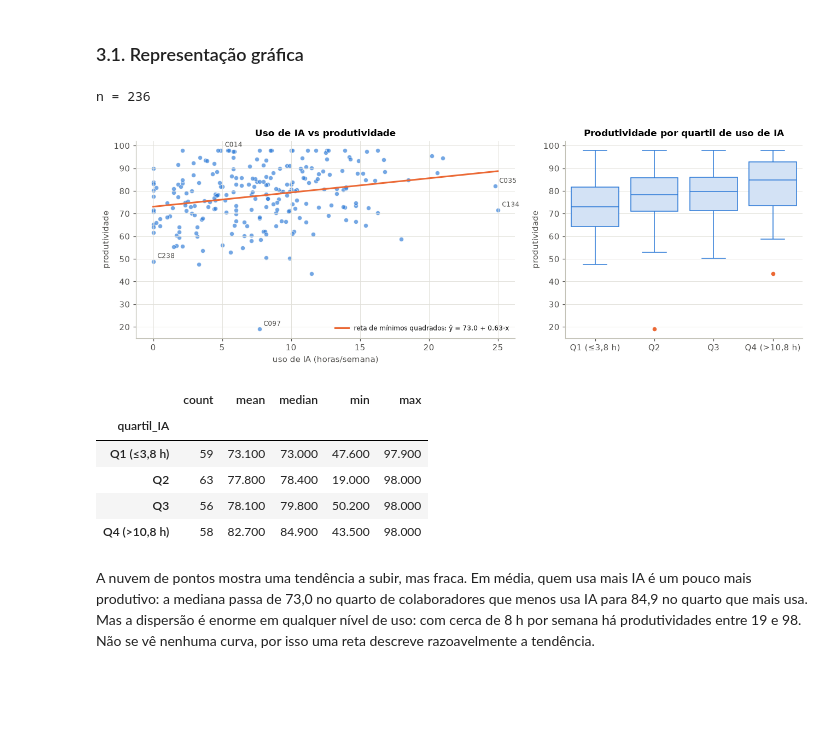
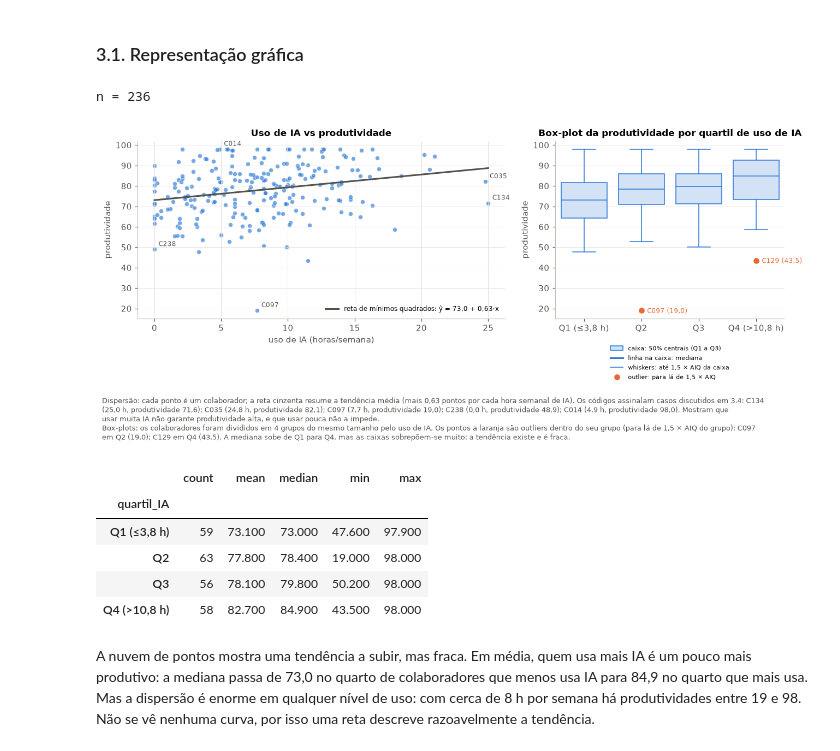
Before and after one commit to gcoutinho-ipca/tp1-mepa-ia-produtividade, a Jupyter notebook: TP1_MEPA_IA_Produtividade.ipynb, the cells around one changed output. Drawn from its saved outputs; the diff is of its cells as text; code cells hidden in the pictures; blank space fills up the shorter version.

```diff
--- a/TP1_MEPA_IA_Produtividade.ipynb
+++ b/TP1_MEPA_IA_Produtividade.ipynb
@@ -698,38 +790,58 @@ Quem mais usa IA é o **C134 (25 h por semana)**, com produtividade **71,6**, ab
 # %%
 # ────────────────────────────────────────────────────────────────────────────────────────
 # BLOCO 3.1 · Gráfico da relação entre IA e produtividade
-# O quê: gráfico de dispersão com a reta de mínimos quadrados e caixas de bigodes da produtividade
+# O quê: gráfico de dispersão com a reta de mínimos quadrados e box-plots da produtividade
 # por quartil de uso de IA (Figura 3).
 # Porquê: as duas variáveis são quantitativas, por isso o gráfico adequado é a dispersão; as
 # caixas por quartil tornam a tendência visível apesar da grande dispersão.
 # Leitura: tendência crescente mas ténue; não há curvatura, por isso uma reta é razoável.
 # ────────────────────────────────────────────────────────────────────────────────────────
 d3 = df.dropna(subset=["uso_ia_horas", "produtividade"]).copy()
 print("n =", len(d3))
 
-fig, ax = plt.subplots(1, 2, figsize=(12, 4.2), gridspec_kw={"width_ratios": [1.6, 1]})
+fig, ax = plt.subplots(1, 2, figsize=(12, 4.6), gridspec_kw={"width_ratios": [1.6, 1]})
 ax[0].scatter(d3.uso_ia_horas, d3.produtividade, s=28, color=AZUL, alpha=.65, edgecolor="white", linewidth=.6)
 reta = smf.ols("produtividade ~ uso_ia_horas", data=d3).fit().params
 b0, b1 = reta["Intercept"], reta["uso_ia_horas"]
 xx = np.linspace(0, 25, 50)
-ax[0].plot(xx, b0 + b1 * xx, color=LARANJA, lw=2, label=f"reta de mínimos quadrados: ŷ = {b0:.1f} + {b1:.2f}·x")
-for cid in ["C134", "C035", "C097", "C238", "C014"]:
+ax[0].plot(xx, b0 + b1 * xx, color=CINZA_TXT, lw=2, label=f"reta de mínimos quadrados: ŷ = {fpt(b0)} + {fpt(b1, 2)}·x")
+destaque = ["C134", "C035", "C097", "C238", "C014"]          # casos discutidos em 3.4
+for cid in destaque:
     r = d3[d3.id_colaborador == cid].iloc[0]
     ax[0].annotate(cid, (r.uso_ia_horas, r.produtividade), xytext=(5, 4), textcoords="offset points",
                    fontsize=8, color=CINZA_TXT)
 ax[0].set(title="Uso de IA vs produtividade", xlabel="uso de IA (horas/semana)", ylabel="produtividade")
 ax[0].legend(frameon=False, fontsize=8, loc="lower right")
 
 # divide os colaboradores em 4 grupos com o mesmo número de pessoas, por nível de uso de IA
 d3["quartil_IA"] = pd.qcut(d3.uso_ia_horas, 4, labels=["Q1 (≤3,8 h)", "Q2", "Q3", "Q4 (>10,8 h)"])
 sns.boxplot(data=d3, x="quartil_IA", y="produtividade", ax=ax[1], color="#cde2fb", linecolor=AZUL,
-            flierprops=dict(markerfacecolor=LARANJA, markeredgecolor="white"))
-ax[1].set(title="Produtividade por quartil de uso de IA", xlabel="", ylabel="produtividade")
-plt.tight_layout(); guardar(fig, "fig_3_1_dispersao"); plt.show()
+            flierprops=dict(markerfacecolor=LARANJA, markeredgecolor="white", markersize=8))
+# outliers de cada grupo (a regra do box-plot aplica-se dentro de cada quartil)
+fora_q = []
+for k, (q, g) in enumerate(d3.groupby("quartil_IA", observed=True)):
+    fo, _, _ = outliers_aiq(g.produtividade)
+    for i, v in fo.items():
+        fora_q.append((q, d3.loc[i, "id_colaborador"], v))
+        ax[1].annotate(f"{d3.loc[i, 'id_colaborador']} ({fpt(v)})", (k, v), xytext=(7, -3),
+                       textcoords="offset points", fontsize=8, color=LARANJA)
+ax[1].set(title="Box-plot da produtividade por quartil de uso de IA", xlabel="", ylabel="produtividade")
+legenda_boxplot(ax[1], cor_linhas=AZUL, ncol=1, y=-0.12)
+plt.tight_layout()
+casos = "; ".join(f"{cid} ({fpt(r.uso_ia_horas)} h, produtividade {fpt(r.produtividade)})"
+                  for cid in destaque for _, r in d3[d3.id_colaborador == cid].iterrows())
+lista_q = "; ".join(f"{cid} em {str(q).split(' ')[0]} ({fpt(v)})" for q, cid, v in fora_q) or "nenhum"
+nota(fig, f"Dispersão: cada ponto é um colaborador; a reta cinzenta resume a tendência média (mais {fpt(b1, 2)} pontos por "
+          f"cada hora semanal de IA). Os códigos assinalam casos discutidos em 3.4: {casos}. Mostram que usar muita IA não "
+          f"garante produtividade alta, e que usar pouca não a impede.\n"
+          f"Box-plots: os colaboradores foram divididos em 4 grupos do mesmo tamanho pelo uso de IA. Os pontos a laranja são "
+          f"outliers dentro do seu grupo (para lá de 1,5 × AIQ do grupo): {lista_q}. A mediana sobe de Q1 para Q4, mas as "
+          f"caixas sobrepõem-se muito: a tendência existe e é fraca.")
+guardar(fig, "fig_3_1_dispersao"); plt.show()
 display(d3.groupby("quartil_IA", observed=True).produtividade.agg(["count", "mean", "median", "min", "max"]).round(1))
 # %% [output]
 n = 236
-[figure, old version]
+[figure, new version]
 |  | count | mean | median | min | max |
 | quartil_IA |  |  |  |  |  |
 | Q1 (≤3,8 h) | 59 | 73.100 | 73.000 | 47.600 | 97.900 |
```
Also changed, not shown: parts of 12 cells of this notebook, 7 other files.
